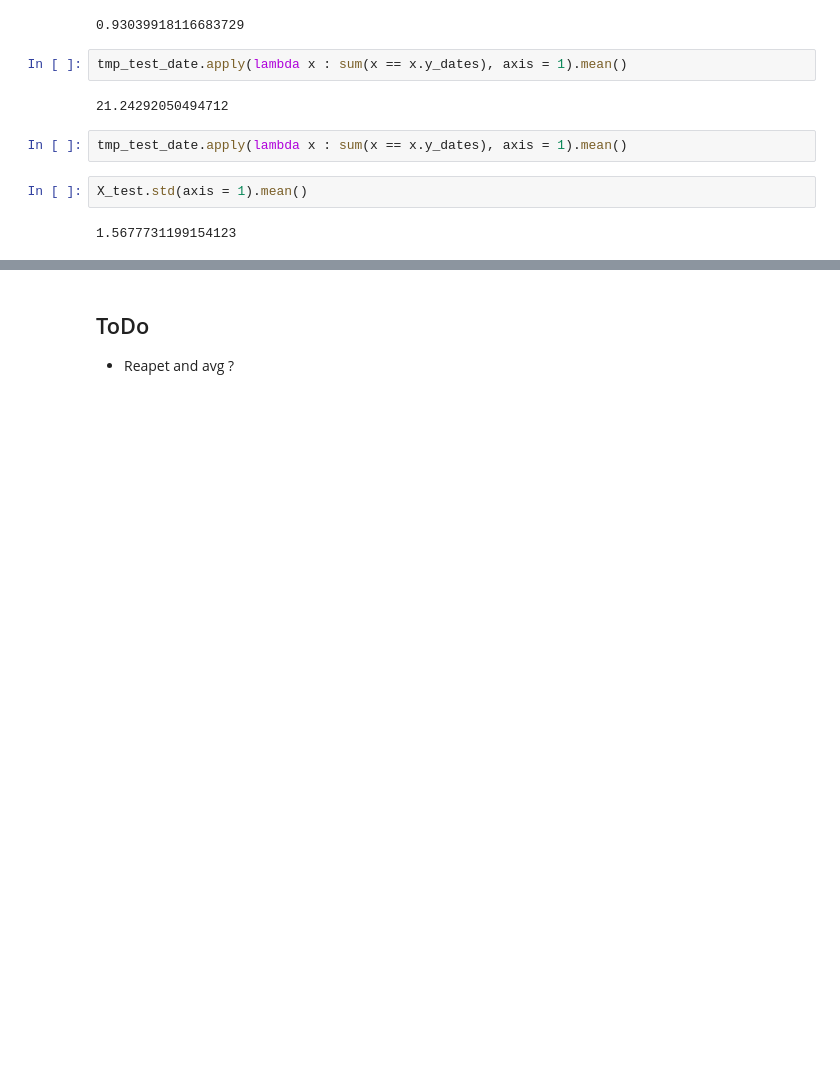
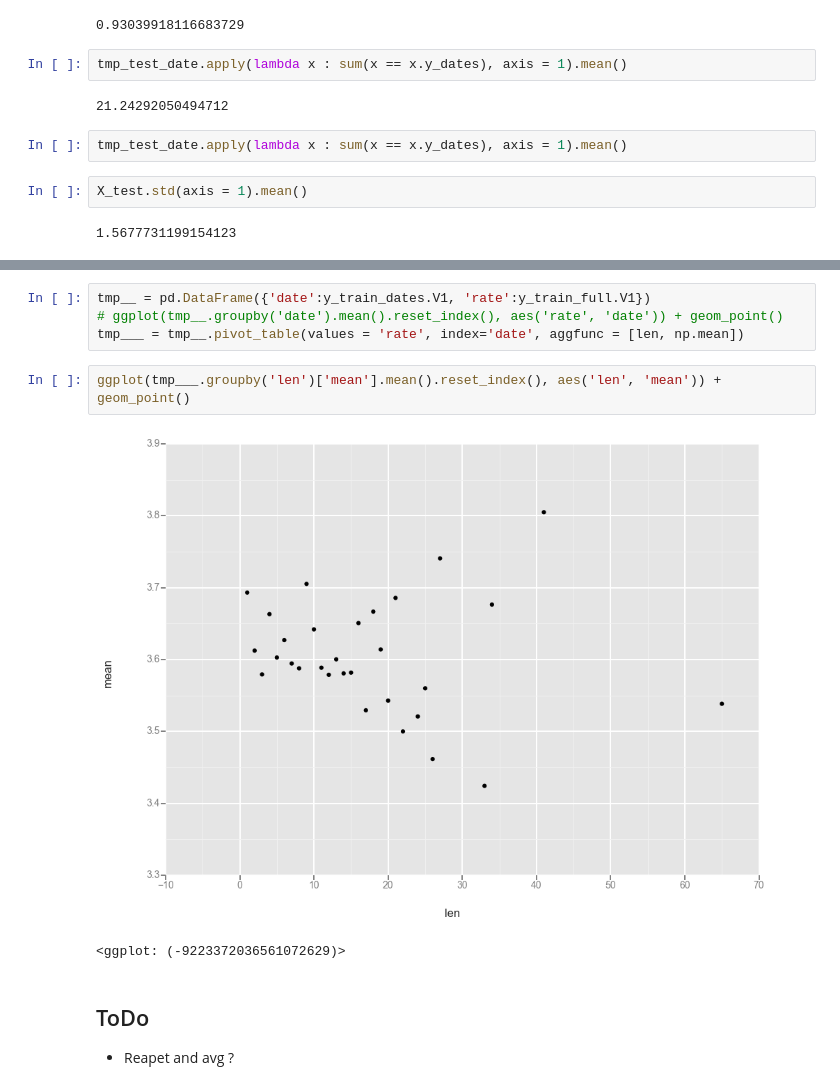
Before and after one commit to AvivNavon/Netflix-Prize, a Jupyter notebook: Netflix_Prize.ipynb, the cells around one changed output, grey strips where cells are left out. Drawn from its saved outputs; the diff is of its cells as text; blank space fills up the shorter version.

```diff
--- a/Netflix_Prize.ipynb
+++ b/Netflix_Prize.ipynb
@@ -760,3 +899,12 @@ X_test.std(axis = 1).mean()
+# %%
+tmp__ = pd.DataFrame({'date':y_train_dates.V1, 'rate':y_train_full.V1})
+# ggplot(tmp__.groupby('date').mean().reset_index(), aes('rate', 'date')) + geom_point()
+tmp___ = tmp__.pivot_table(values = 'rate', index='date', aggfunc = [len, np.mean])
+# %%
+ggplot(tmp___.groupby('len')['mean'].mean().reset_index(), aes('len', 'mean')) + geom_point()
+# %% [output]
+[figure, added]
+<ggplot: (-9223372036561072629)>
 # %% [markdown]
 ## ToDo
 
```
Also changed, not shown: parts of 24 cells of this notebook.
